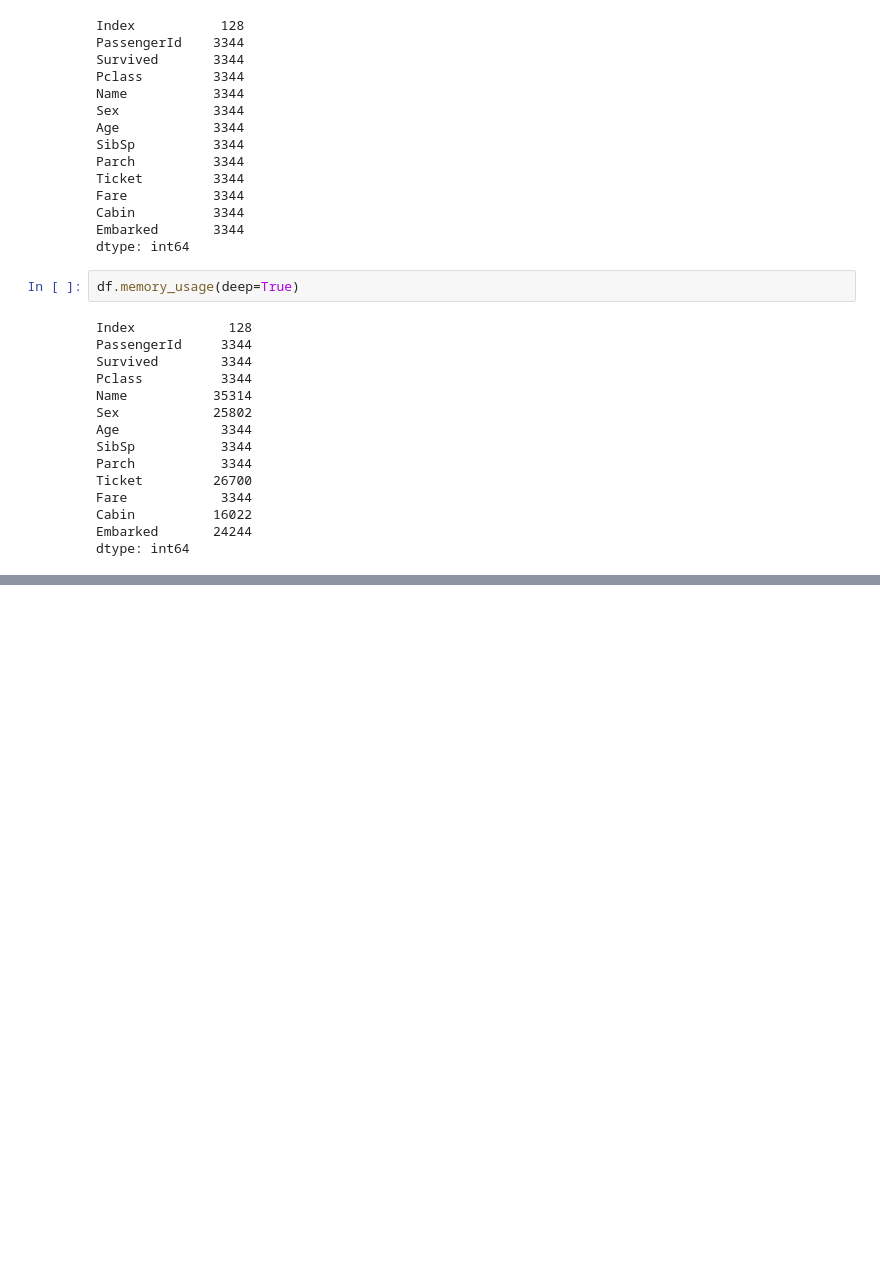
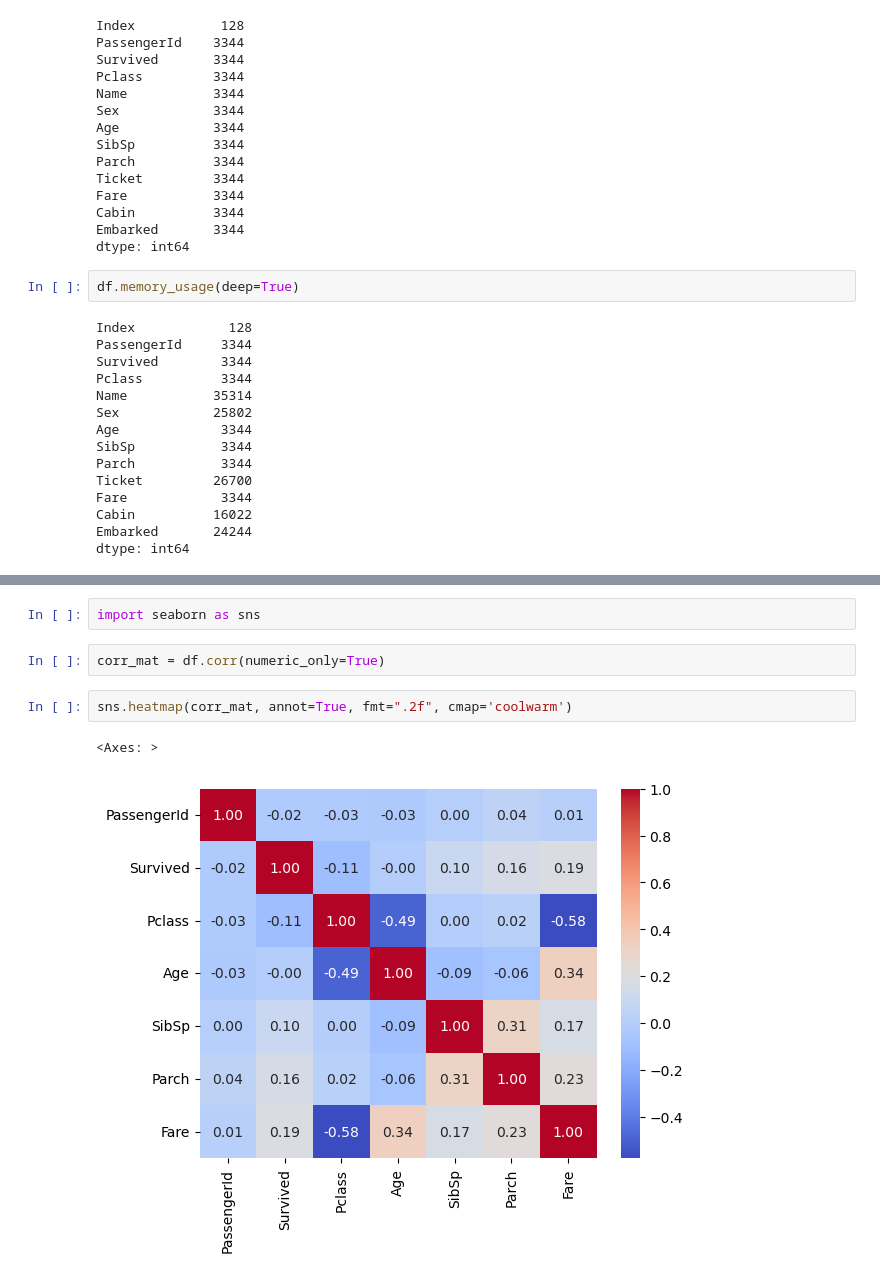
Before and after one commit to DenzAviator/EDA, a Jupyter notebook: EDA.ipynb, the cells around one changed output, grey strips where cells are left out. Drawn from its saved outputs; the diff is of its cells as text; blank space fills up the shorter version.

```diff
--- a/EDA.ipynb
+++ b/EDA.ipynb
@@ -55,0 +185,9 @@ dtype: int64
+# %%
+import seaborn as sns
+# %%
+corr_mat = df.corr(numeric_only=True)
+# %%
+sns.heatmap(corr_mat, annot=True, fmt=".2f", cmap='coolwarm')
+# %% [output]
+<Axes: >
+[figure, added]
```
Also changed, not shown: parts of 11 cells of this notebook.
